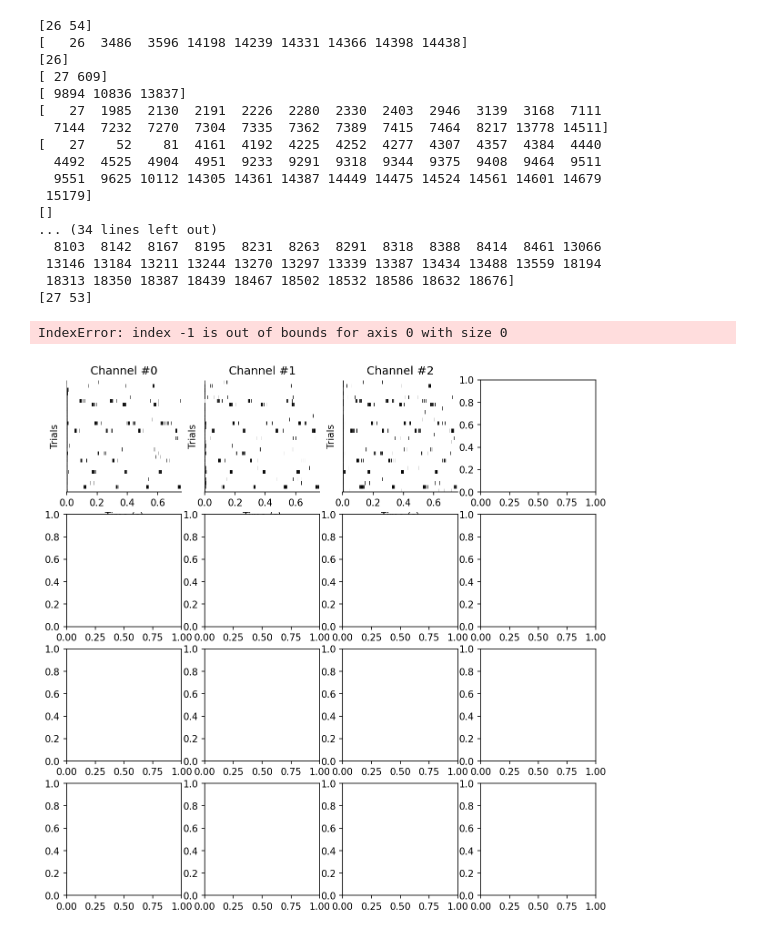
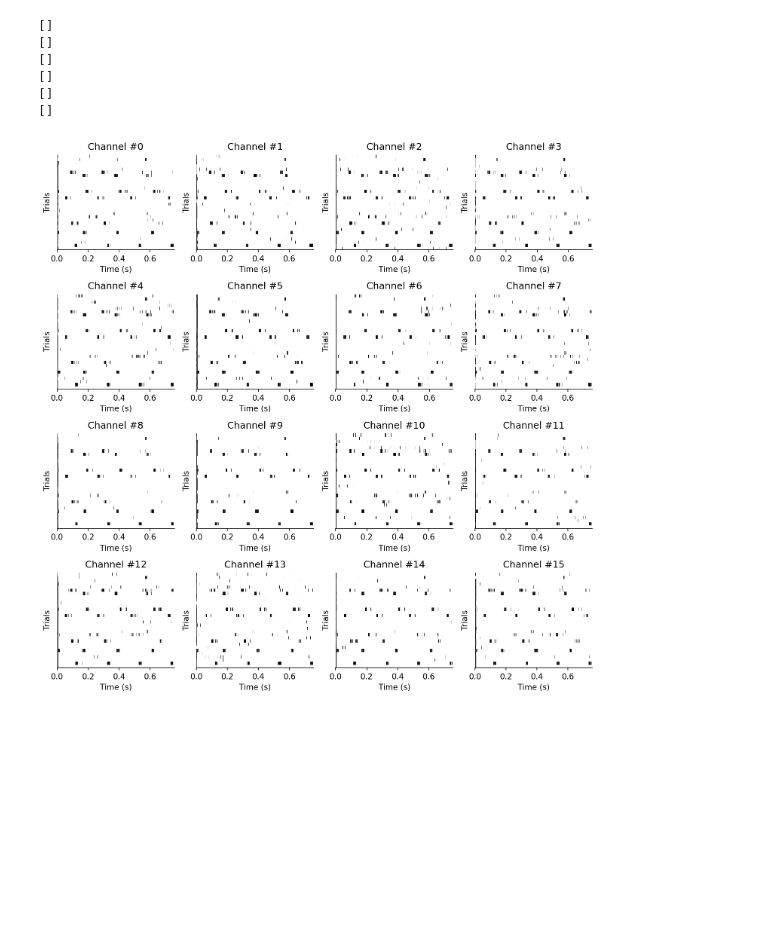
Before and after one commit to FrancescoNegri/neural-signal-analysis-project, a Jupyter notebook: nb_raster_plot.ipynb, the cells around one changed output. Drawn from its saved outputs; the diff is of its cells as text; code cells hidden in the pictures; blank space fills up the shorter version.

Commit message:
Fix raster plots

```diff
--- a/nb_raster_plot.ipynb
+++ b/nb_raster_plot.ipynb
@@ -47,42 +44,25 @@ spike_trains = data['spike_trains']
 # %%
 n_cols = 4
 n_rows = int(np.ceil(n_channels / n_cols))
 fig, axs = ns.visualization.pyplot.subplots(n_rows, n_cols, figsize=(10, 10), dpi=150)
 
 for channel in np.arange(n_channels):
     spike_train_trials = spike_trains[conditions_idx, areas_idx, channel, :, 0:trial_samples]
     spikes_idxs = []
     for idx in np.arange(np.size(spike_train_trials, 0)):
         spikes_idxs.append(ns.utils.convert_spike_train_to_spikes_idxs(spike_train_trials[idx]))
 
     row = int(np.floor(channel / n_cols))
     col = channel % n_cols
 
-    # TODO: se un trial non ha spike la funzione plot_spike_train crasha male: risolvere!!!!
-    if (row == 0 and col == 3):
-        for trial_idx in np.arange(n_stimuli):
-            print(spikes_idxs[trial_idx])
-
     ns.visualization.plot_spike_train(spikes_idxs, sampling_time=sampling_time, ax=axs[row, col], title='Channel #' + str(channel), channel_labels=None, ylabel='Trials', reverse=True, vertical_spacing=0.1, linewidth=0.4)
 
 ns.visualization.pyplot.tight_layout()
 # %% [output]
-[26 54]
-[   26  3486  3596 14198 14239 14331 14366 14398 14438]
-[26]
-[ 27 609]
-[ 9894 10836 13837]
-[   27  1985  2130  2191  2226  2280  2330  2403  2946  3139  3168  7111
-  7144  7232  7270  7304  7335  7362  7389  7415  7464  8217 13778 14511]
-[   27    52    81  4161  4192  4225  4252  4277  4307  4357  4384  4440
-  4492  4525  4904  4951  9233  9291  9318  9344  9375  9408  9464  9511
-  9551  9625 10112 14305 14361 14387 14449 14475 14524 14561 14601 14679
- 15179]
 []
-... (34 lines left out)
-  8103  8142  8167  8195  8231  8263  8291  8318  8388  8414  8461 13066
- 13146 13184 13211 13244 13270 13297 13339 13387 13434 13488 13559 18194
- 18313 18350 18387 18439 18467 18502 18532 18586 18632 18676]
-[27 53]
+[]
+[]
+[]
+[]
+[]
-IndexError: index -1 is out of bounds for axis 0 with size 0
-[figure, old version]
+[figure, new version]
```
Also changed, not shown: parts of 1 cell of this notebook.
